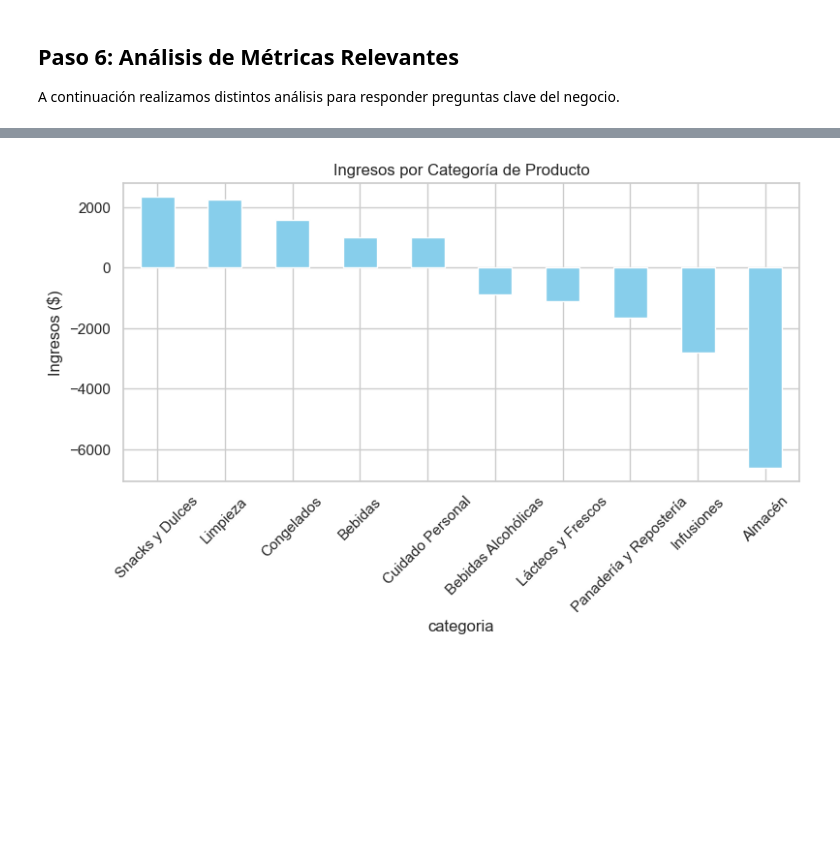
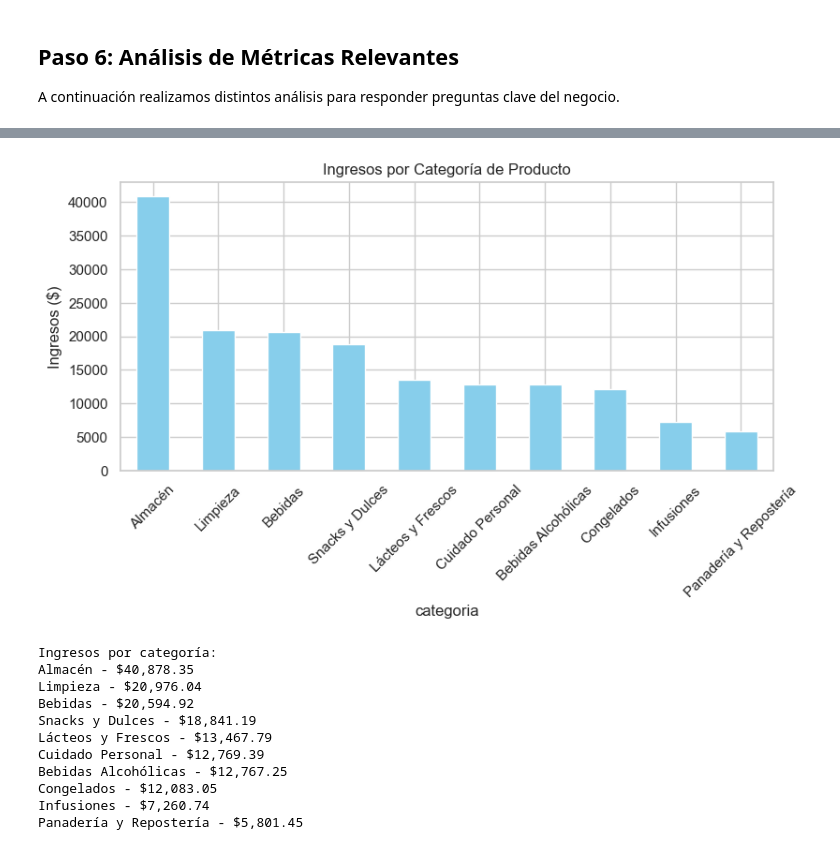
Before and after one commit to LenninTemoche/Proyecto-Aurelion-IBM-Guayerd, a Jupyter notebook: SPRING_2/Proyecto_Aurelion_S2.ipynb, the cells around one changed output, grey strips where cells are left out. Drawn from its saved outputs; the diff is of its cells as text; code cells hidden in the pictures; blank space fills up the shorter version.

```diff
--- a/SPRING_2/Proyecto_Aurelion_S2.ipynb
+++ b/SPRING_2/Proyecto_Aurelion_S2.ipynb
@@ -23,13 +24,13 @@ Librerías cargadas correctamente.
 Importamos los 7 archivos de datos estructurados, proporcionados en formato `.xlsx`.
 # %%
 # Verificar o reemplazar las rutas de los archivos
-clientes = pd.read_excel("../BD_Aurelion_expanded/clientes_expanded.xlsx")
-productos = pd.read_excel("../BD_Aurelion_expanded/productos_expanded.xlsx")
-ventas = pd.read_excel("../BD_Aurelion_expanded/ventas_expanded.xlsx")
-detalle_ventas = pd.read_excel("../BD_Aurelion_expanded/detalle_ventas_expanded.xlsx")
-sucursales = pd.read_excel("../BD_Aurelion_expanded/sucursales_expanded.xlsx")
-vendedores = pd.read_excel("../BD_Aurelion_expanded/vendedores_expanded.xlsx")
-medios_pago = pd.read_excel("../BD_Aurelion_expanded/medios_pago_expanded.xlsx")
+df_clientes = pd.read_excel("../BD_Aurelion_expanded/clientes_expanded.xlsx")
+df_productos = pd.read_excel("../BD_Aurelion_expanded/productos_expanded.xlsx")
+df_ventas = pd.read_excel("../BD_Aurelion_expanded/ventas_expanded.xlsx")
+df_detalle_ventas = pd.read_excel("../BD_Aurelion_expanded/detalle_ventas_expanded.xlsx")
+df_sucursales = pd.read_excel("../BD_Aurelion_expanded/sucursales_expanded.xlsx")
+df_vendedores = pd.read_excel("../BD_Aurelion_expanded/vendedores_expanded.xlsx")
+df_medios_pago = pd.read_excel("../BD_Aurelion_expanded/medios_pago_expanded.xlsx")
 
 print("Tablas cargadas correctamente.")
 # %% [output]
@@ -76,9 +77,9 @@ dtype: int64
 
 Convertimos campos de fecha y revisamos integridad.
 # %%
-clientes["fecha_alta"] = pd.to_datetime(clientes["fecha_alta"])
-ventas["fecha"] = pd.to_datetime(ventas["fecha"])
-vendedores["fecha_ingreso"] = pd.to_datetime(vendedores["fecha_ingreso"])
+df_clientes["fecha_alta"] = pd.to_datetime(df_clientes["fecha_alta"])
+df_ventas["fecha"] = pd.to_datetime(df_ventas["fecha"])
+df_vendedores["fecha_ingreso"] = pd.to_datetime(df_vendedores["fecha_ingreso"])
 print("Fechas convertidas correctamente.")
 # %% [output]
 Fechas convertidas correctamente.
@@ -88,22 +89,22 @@ Fechas convertidas correctamente.
 Unimos las tablas según claves foráneas para construir un DataFrame maestro `df_master`.
 # %%
 # 1. Unimos detalle con productos
-dv_prod = detalle_ventas.merge(productos, on='id_producto', how='left')
+dv_prod = df_detalle_ventas.merge(df_productos, on='id_producto', how='left')
 
 # 2. Unimos con venta (encabezado)
-ventas_detalle = dv_prod.merge(ventas, on='id_venta', how='left')
+ventas_detalle = dv_prod.merge(df_ventas, on='id_venta', how='left')
 
 # 3. Unimos con clientes
-completo_clientes = ventas_detalle.merge(clientes, on='id_cliente', how='left')
+completo_clientes = ventas_detalle.merge(df_clientes, on='id_cliente', how='left')
 
 # 4. Unimos con sucursales
-completo_sucursal = completo_clientes.merge(sucursales, on='id_sucursal', how='left')
+completo_sucursal = completo_clientes.merge(df_sucursales, on='id_sucursal', how='left')
 
 # 5. Unimos con vendedores
-completo_vendedor = completo_sucursal.merge(vendedores, on='id_vendedor', how='left')
+completo_vendedor = completo_sucursal.merge(df_vendedores, on='id_vendedor', how='left')
 
 # 6. Unimos con medios de pago
-df_master = completo_vendedor.merge(medios_pago, on='id_medio_pago', how='left')
+df_master = completo_vendedor.merge(df_medios_pago, on='id_medio_pago', how='left')
 
 print("Unión de tablas realizada correctamente.")
 df_master.head()
@@ -124,10 +125,11 @@ Creamos columnas adicionales como año, mes, día de la semana, y monto final co
 df_master["año"] = df_master["fecha"].dt.year
 df_master["mes"] = df_master["fecha"].dt.month
 df_master["dia_nombre"] = df_master["fecha"].dt.day_name()
-df_master["descuento_pct"] = df_master["descuento_aplicado_pct"].fillna(0)
+# Corregimos el cálculo del descuento_pct dividiendo por 100
+df_master["descuento_pct"] = df_master["descuento_aplicado_pct"].fillna(0) / 100
 df_master["monto_final"] = df_master["subtotal"] - (df_master["subtotal"] * df_master["descuento_pct"])
 
 print("Columnas nuevas generadas.")
-df_master[['fecha', 'año', 'mes', 'dia_nombre', 'monto_final']].head()
+display(df_master[['fecha', 'año', 'mes', 'dia_nombre', 'descuento_aplicado_pct', 'descuento_pct', 'subtotal', 'monto_final']].head())
 # %% [output]
 Columnas nuevas generadas.
@@ -166,9 +176,24 @@ Name: cantidad, dtype: int64
 # %%
-#Ingresos por categoría y sucursal
+#Ingresos por categoría
 ingresos_categoria = df_master.groupby("categoria")["monto_final"].sum().sort_values(ascending=False)
 ingresos_categoria.plot(kind="bar", title="Ingresos por Categoría de Producto", figsize=(9,4), color='skyblue')
 plt.ylabel("Ingresos ($)")
 plt.xticks(rotation=45)
 plt.show()
+
+print("Ingresos por categoría:")
+for categoria, monto in ingresos_categoria.items():
+    print(f"{categoria} - ${monto:,.2f}")
 # %% [output]
-[figure, old version]
+[figure, new version]
+Ingresos por categoría:
+Almacén - $40,878.35
+Limpieza - $20,976.04
+Bebidas - $20,594.92
+Snacks y Dulces - $18,841.19
+Lácteos y Frescos - $13,467.79
+Cuidado Personal - $12,769.39
+Bebidas Alcohólicas - $12,767.25
+Congelados - $12,083.05
+Infusiones - $7,260.74
+Panadería y Repostería - $5,801.45
```
Also changed, not shown: parts of 13 cells of this notebook, 2 other files.
